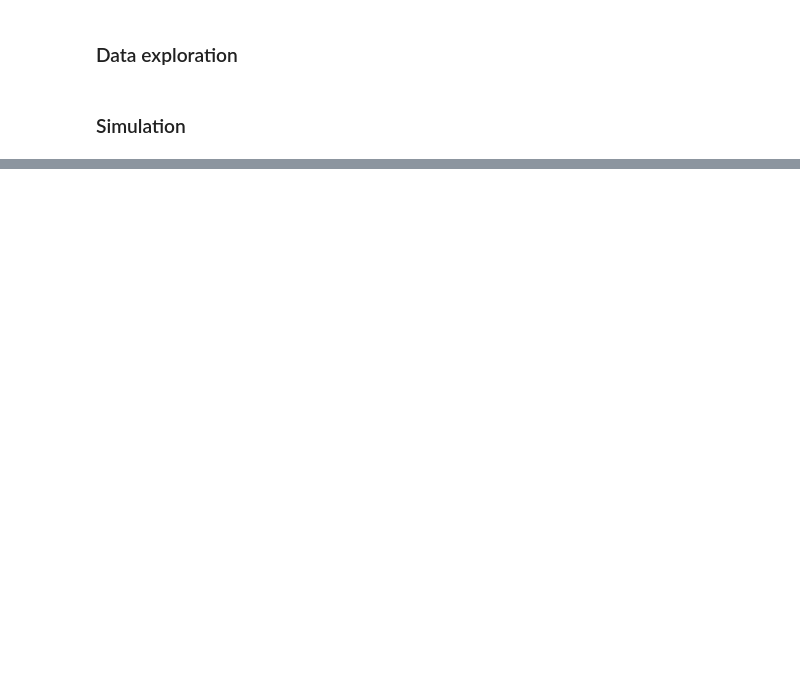
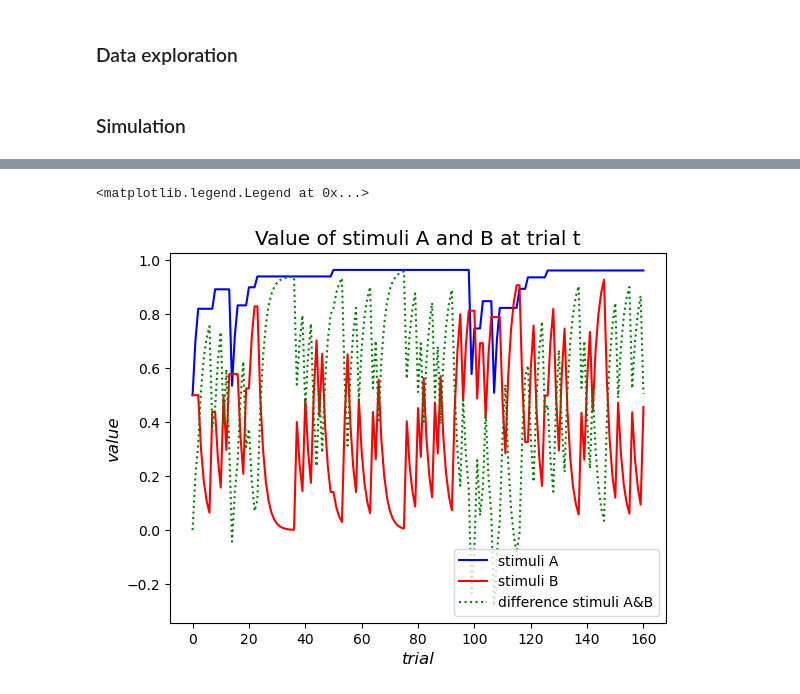
Before and after one commit to a-ishiyama/comp-neuro, a Jupyter notebook: code.ipynb, the cells around one changed output, grey strips where cells are left out. Drawn from its saved outputs; the diff is of its cells as text; code cells hidden in the pictures; blank space fills up the shorter version.

```diff
--- a/code.ipynb
+++ b/code.ipynb
@@ -68,9 +43,0 @@ def softmax(b, va, vb):
-# %%
-# Simulation: for a single individual
-outcome_a = gen_outcome(prob_list)
-outcome_b = 1 - outcome_a
-value_a = stimuli_value(0.5,0.4,outcome_a)
-value_b = stimuli_value(0.5,0.4,outcome_b)
-choice = softmax(7,value_a,value_b)
-result = np.sum(outcome_a[np.where(choice==1)])+np.sum(outcome_b[np.where(choice==0)])
-result
@@ -79,19 +43,0 @@ result
-# %%
-# Simulation: validation with k individuals
-k = 500
-sim_mat_a = np.zeros((k,160))
-val_mat_a = np.zeros((k,160))
-val_mat_b = np.zeros((k,160))
-choice_mat = np.zeros((k,160))
-for i in range(k):
-    sim_mat_a[i] = gen_outcome(prob_list)
-sim_mat_b = 1 - sim_mat_a
-for i in range(k):
-    val_mat_a[i] = stimuli_value(0.5,0.4,sim_mat_a[i])
-    val_mat_b[i] = stimuli_value(0.5,0.4,sim_mat_b[i])
-    choice_mat[i] = softmax(7,val_mat_a[i],val_mat_b[i])
-
-aversive = np.zeros(k)
-for i in range(k):
-    aversive[i]=np.sum(sim_mat_a[i,np.where(choice_mat[i]==1)])+np.sum(sim_mat_b[i,np.where(choice_mat[i]==0)])
-np.mean(aversive)
@@ -99,0 +86,15 @@ np.mean(aversive)
+# %%
+np.random.seed(1)
+sample = outcome(0.4,7,prob_list,0.5)
+value_a = sample[1]
+value_b = sample[2]
+plt.title('Value of stimuli A and B at trial t', fontsize = 'x-large')
+plt.plot(value_a, color = 'b', label = "stimuli A")
+plt.plot(value_b, color = 'r', label = "stimuli B")
+plt.plot(np.array(value_a)-np.array(value_b), color = 'g', linestyle = 'dotted', label = "difference stimuli A&B")
+plt.xlabel('trial', fontsize = 'large', fontstyle = 'italic')
+plt.ylabel('value', fontsize = 'large', fontstyle = 'italic')
+plt.legend(loc='lower right')
+# %% [output]
+<matplotlib.legend.Legend at 0x...>
+[figure, added]
```
Also changed, not shown: parts of 4 cells of this notebook.
